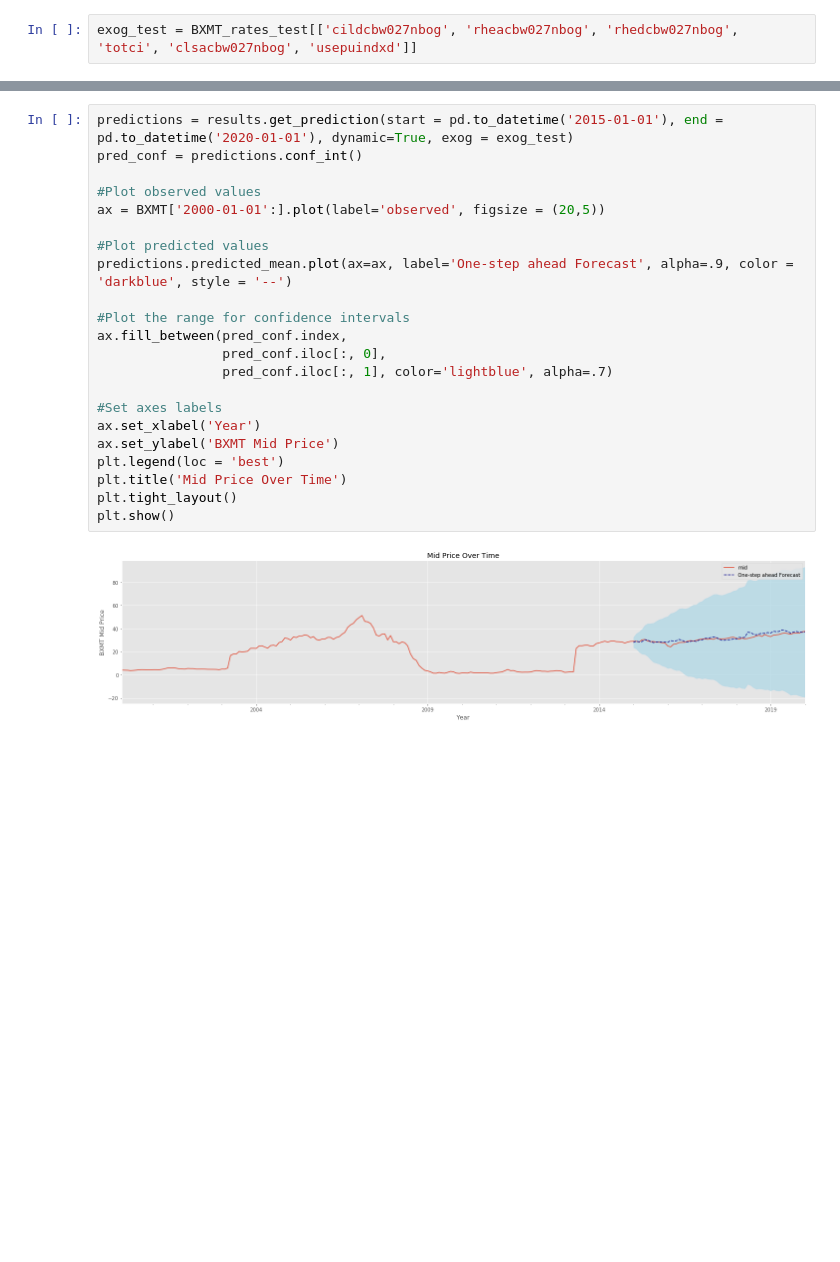
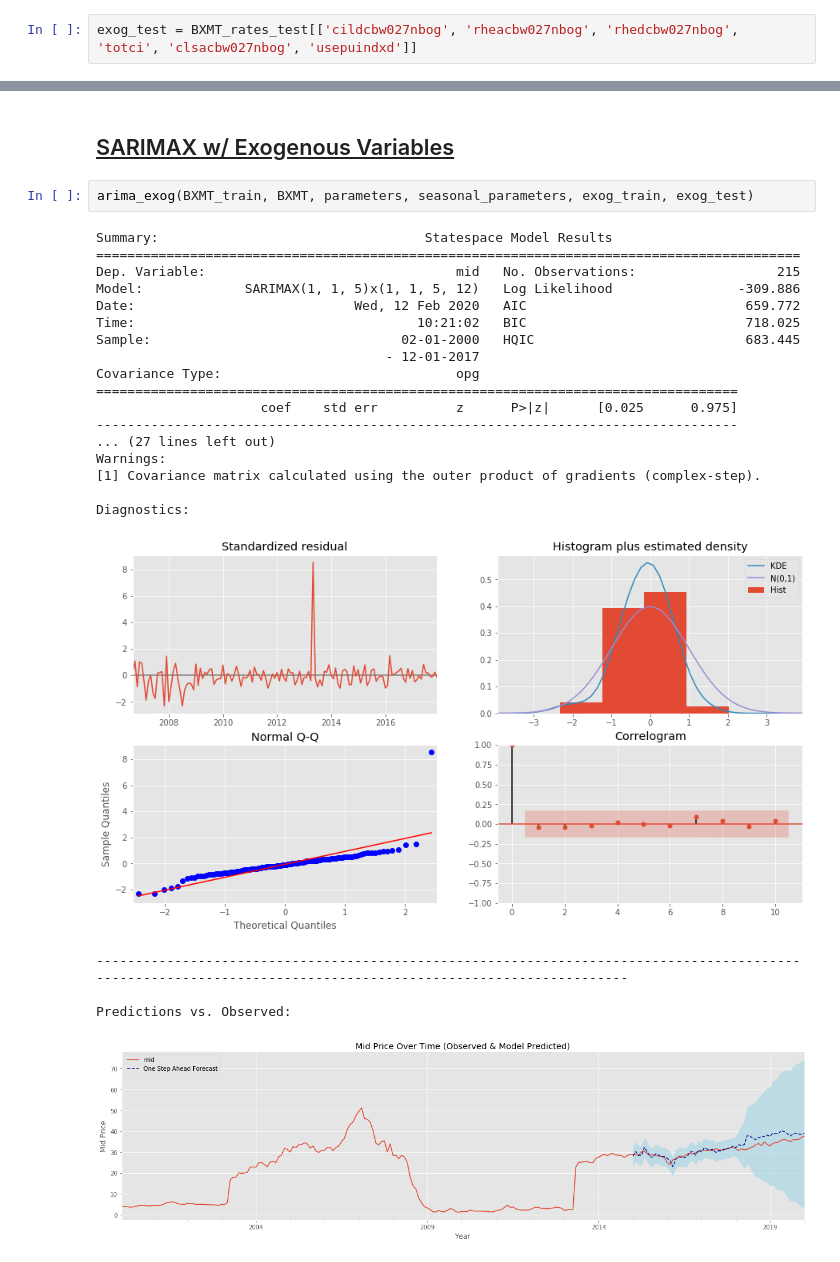
Before and after one commit to andrewcole33/reit_time_series_analysis, a Jupyter notebook: BXMT_TS.ipynb, the cells around one changed output, grey strips where cells are left out. Saved outputs shown, nothing was run; the diff lists cells and outputs as text; blank space fills up the shorter version.

```diff
--- a/BXMT_TS.ipynb
+++ b/BXMT_TS.ipynb
@@ -202,24 +122,27 @@ Diagnostics:
-# %%
-predictions = results.get_prediction(start = pd.to_datetime('2015-01-01'), end = pd.to_datetime('2020-01-01'), dynamic=True, exog = exog_test)
-pred_conf = predictions.conf_int()
-
-#Plot observed values
-ax = BXMT['2000-01-01':].plot(label='observed', figsize = (20,5))
-
-#Plot predicted values
-predictions.predicted_mean.plot(ax=ax, label='One-step ahead Forecast', alpha=.9, color = 'darkblue', style = '--')
-
-#Plot the range for confidence intervals
-ax.fill_between(pred_conf.index,
-                pred_conf.iloc[:, 0],
-                pred_conf.iloc[:, 1], color='lightblue', alpha=.7)
-
-#Set axes labels
-ax.set_xlabel('Year')
-ax.set_ylabel('BXMT Mid Price')
-plt.legend(loc = 'best')
-plt.title('Mid Price Over Time')
-plt.tight_layout()
-plt.show()
-# %% [output]
-[figure, removed]
+# %% [markdown]
+## <ins>SARIMAX w/ Exogenous Variables<ins/>
+# %%
+arima_exog(BXMT_train, BXMT, parameters, seasonal_parameters, exog_train, exog_test)
+# %% [output]
+Summary:                                  Statespace Model Results
+==========================================================================================
+Dep. Variable:                                mid   No. Observations:                  215
+Model:             SARIMAX(1, 1, 5)x(1, 1, 5, 12)   Log Likelihood                -309.886
+Date:                            Wed, 12 Feb 2020   AIC                            659.772
+Time:                                    10:21:02   BIC                            718.025
+Sample:                                02-01-2000   HQIC                           683.445
+                                     - 12-01-2017
+Covariance Type:                              opg
+==================================================================================
+                     coef    std err          z      P>|z|      [0.025      0.975]
+----------------------------------------------------------------------------------
+... (27 lines left out)
+Warnings:
+[1] Covariance matrix calculated using the outer product of gradients (complex-step).
+
+Diagnostics:
+[figure, added]
+--------------------------------------------------------------------------------------------------------------------------------------------------------------
+
+Predictions vs. Observed:
+[figure, added]
```
Also changed, not shown: parts of 18 cells of this notebook, 10 other files.
